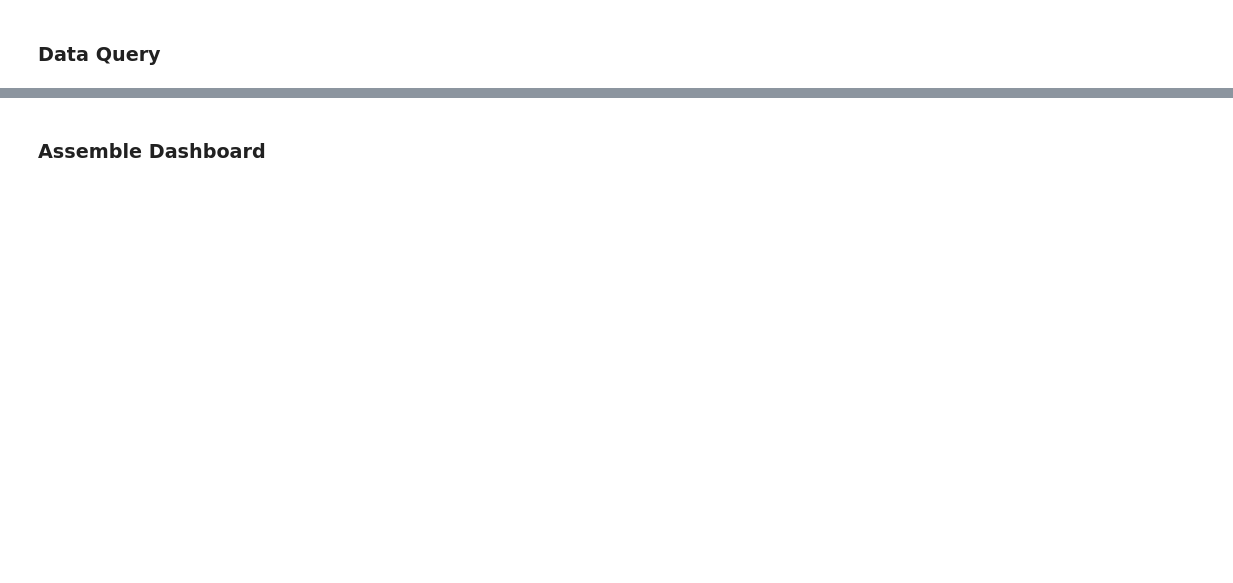
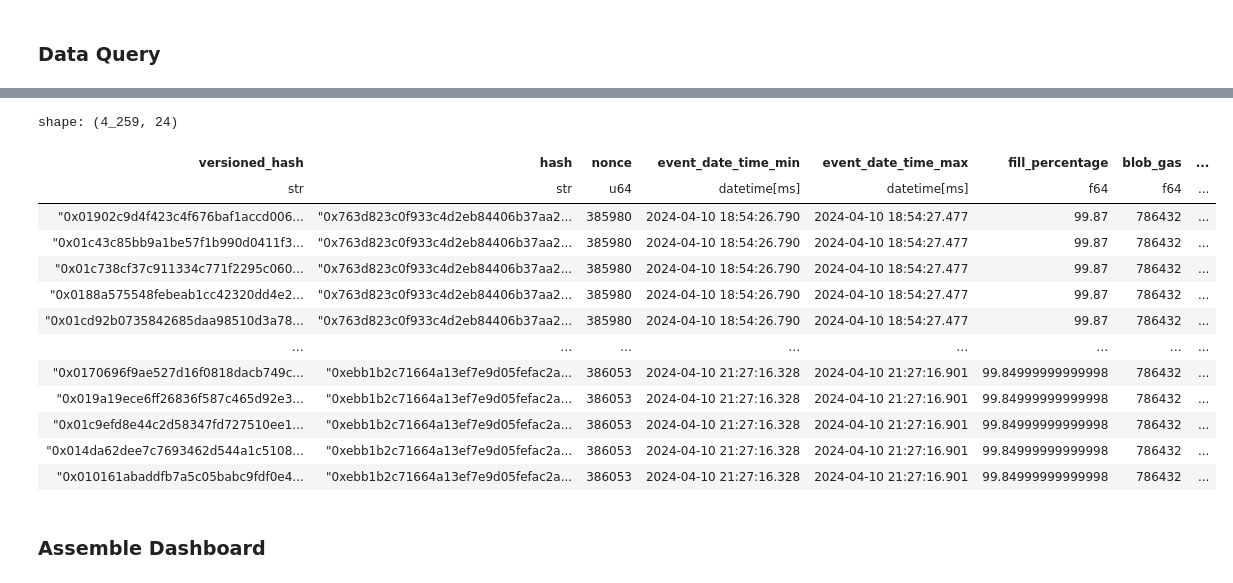
Before and after one commit to Evan-Kim2028/eip4844_blob_data, a Jupyter notebook: panel/dashboard.ipynb, the cells around one changed output, grey strips where cells are left out. Saved outputs shown, nothing was run; the diff lists cells and outputs as text; code cells hidden in the pictures; blank space fills up the shorter version.

```diff
--- a/panel/dashboard.ipynb
+++ b/panel/dashboard.ipynb
@@ -416,0 +16,22 @@ def create_beacon_block_inclusion_chart(canonical_blob_df: pl.DataFrame) -> hv.S
+# %%
+# instantiate a Preprocessor for Base blob data fora 1 day period
+# arbitrum - 0xC1b634853Cb333D3aD8663715b08f41A3Aec47cc
+# base - 0x5050F69a9786F081509234F1a7F4684b5E5b76C9
+preprocessor: Preprocessor = Preprocessor(
+    blob_producer="0x5050F69a9786F081509234F1a7F4684b5E5b76C9",  # base
+    period=1,  # 1 day
+    network="mainnet",  # mainnet
+)
+# %%
+# get preprocessed data
+slot_inclusion_df: pl.DataFrame = preprocessor.slot_inclusion()
+# %%
+processing_df = slot_inclusion_df.drop_nulls().drop(
+    "meta_network_name",
+    "block_root",
+    "blob_size",
+    "from",
+    "to",
+    "blob_hashes_length",
+    "blob_sidecars_size",
+)
@@ -416,0 +51,27 @@ def create_beacon_block_inclusion_chart(canonical_blob_df: pl.DataFrame) -> hv.S
+# %%
+(
+    processing_df.with_columns(
+        (pl.col("gas_fee_cap") / 1e9).round(3).alias("gas_fee_cap_gwei"),
+        (pl.col("blob_gas_fee_cap") / 1e9).round(3).alias("blob_gas_fee_cap_gwei"),
+        (pl.col("gas_tip_cap") / 1e9).round(3).alias("gas_tip_cap_gwei"),
+        pl.when(pl.col("slot inclusion rate") > 5)
+        .then(5)
+        .otherwise(pl.col("slot inclusion rate"))
+        .alias("slot inclusion rate > 5"),
+    )
+)
+# %% [output]
+shape: (4_259, 24)
+| versioned_hash | hash | nonce | event_date_time_min | event_date_time_max | fill_percentage | blob_gas | ... |
+| str | str | u64 | datetime[ms] | datetime[ms] | f64 | f64 | ... |
+| "0x01902c9d4f423c4f676baf1accd006... | "0x763d823c0f933c4d2eb84406b37aa2... | 385980 | 2024-04-10 18:54:26.790 | 2024-04-10 18:54:27.477 | 99.87 | 786432 | ... |
+| "0x01c43c85bb9a1be57f1b990d0411f3... | "0x763d823c0f933c4d2eb84406b37aa2... | 385980 | 2024-04-10 18:54:26.790 | 2024-04-10 18:54:27.477 | 99.87 | 786432 | ... |
+| "0x01c738cf37c911334c771f2295c060... | "0x763d823c0f933c4d2eb84406b37aa2... | 385980 | 2024-04-10 18:54:26.790 | 2024-04-10 18:54:27.477 | 99.87 | 786432 | ... |
+| "0x0188a575548febeab1cc42320dd4e2... | "0x763d823c0f933c4d2eb84406b37aa2... | 385980 | 2024-04-10 18:54:26.790 | 2024-04-10 18:54:27.477 | 99.87 | 786432 | ... |
+| "0x01cd92b0735842685daa98510d3a78... | "0x763d823c0f933c4d2eb84406b37aa2... | 385980 | 2024-04-10 18:54:26.790 | 2024-04-10 18:54:27.477 | 99.87 | 786432 | ... |
+| … | … | … | … | … | … | … | ... |
+| "0x0170696f9ae527d16f0818dacb749c... | "0xebb1b2c71664a13ef7e9d05fefac2a... | 386053 | 2024-04-10 21:27:16.328 | 2024-04-10 21:27:16.901 | 99.84999999999998 | 786432 | ... |
+| "0x019a19ece6ff26836f587c465d92e3... | "0xebb1b2c71664a13ef7e9d05fefac2a... | 386053 | 2024-04-10 21:27:16.328 | 2024-04-10 21:27:16.901 | 99.84999999999998 | 786432 | ... |
+| "0x01c9efd8e44c2d58347fd727510ee1... | "0xebb1b2c71664a13ef7e9d05fefac2a... | 386053 | 2024-04-10 21:27:16.328 | 2024-04-10 21:27:16.901 | 99.84999999999998 | 786432 | ... |
+| "0x014da62dee7c7693462d544a1c5108... | "0xebb1b2c71664a13ef7e9d05fefac2a... | 386053 | 2024-04-10 21:27:16.328 | 2024-04-10 21:27:16.901 | 99.84999999999998 | 786432 | ... |
+| "0x010161abaddfb7a5c05babc9fdf0e4... | "0xebb1b2c71664a13ef7e9d05fefac2a... | 386053 | 2024-04-10 21:27:16.328 | 2024-04-10 21:27:16.901 | 99.84999999999998 | 786432 | ... |
```
Also changed, not shown: parts of 25 cells of this notebook.
